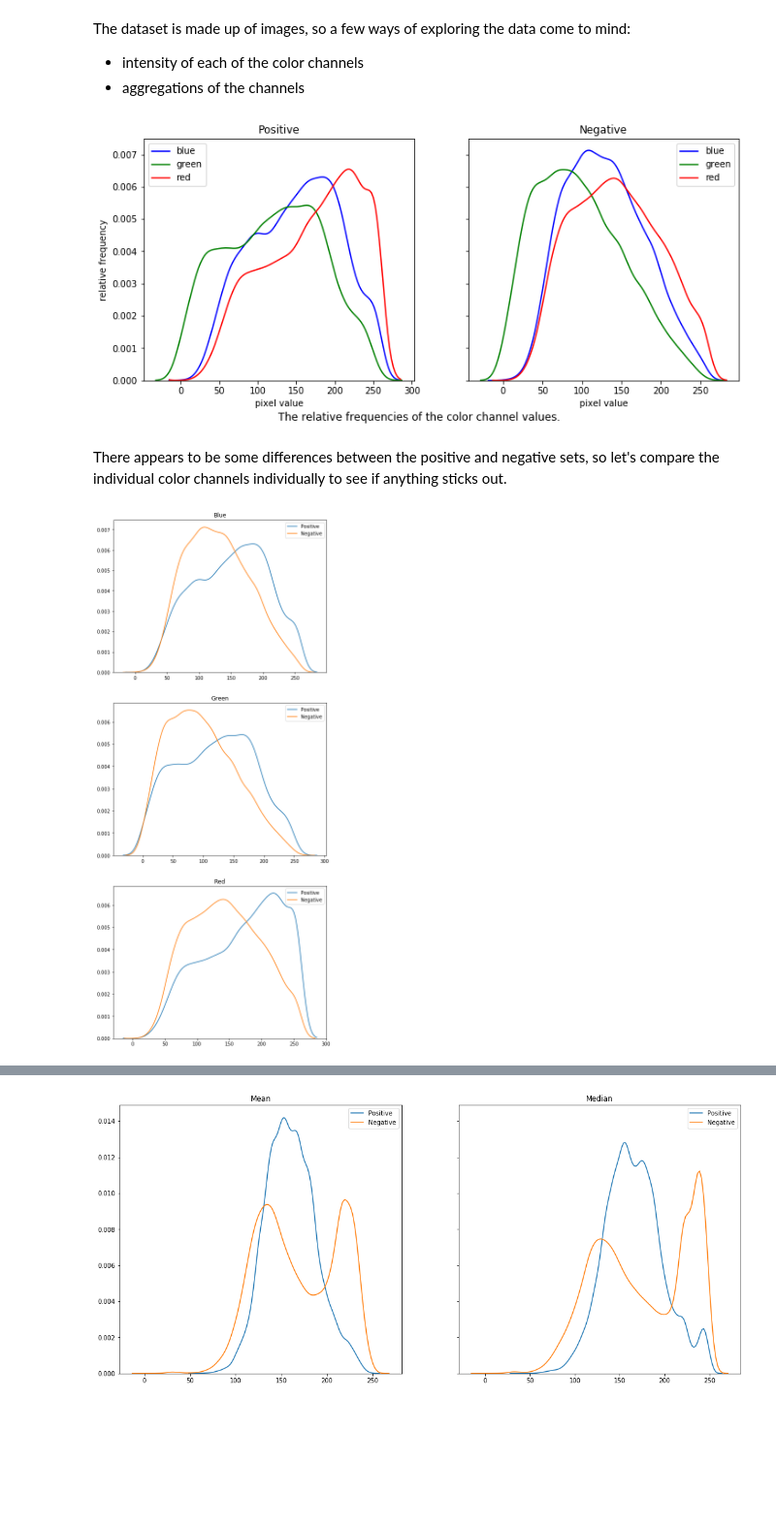
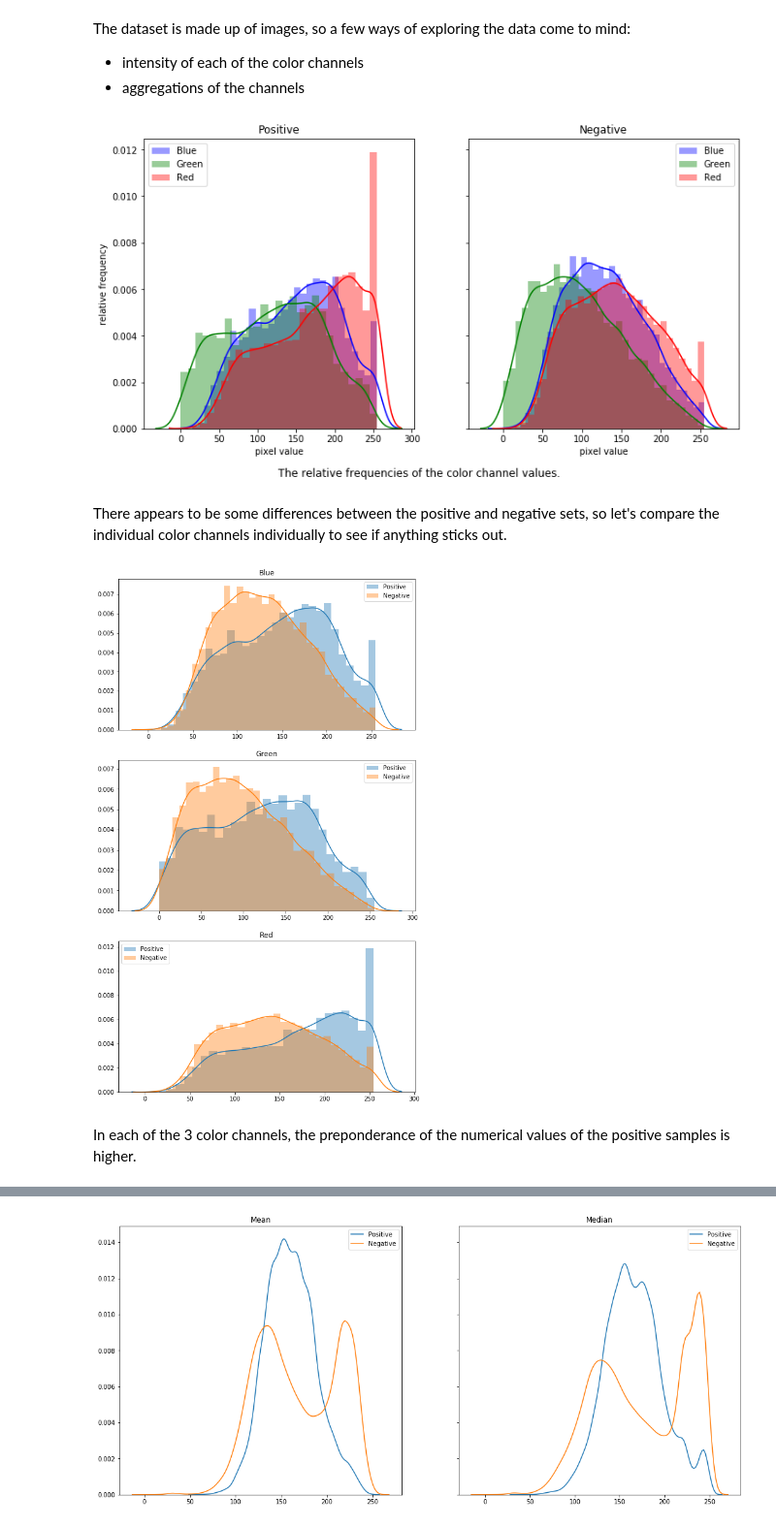
Before and after one commit to morganfry/springboard, a Jupyter notebook: Capstone Project 1/Spr_Cap1_MFRY_Data_Exploration.ipynb, the cells around one changed output, grey strips where cells are left out. Shown at 97% size. Drawn from its saved outputs; the diff is of its cells as text; code cells hidden in the pictures; blank space fills up the shorter version.

```diff
--- a/Capstone Project 1/Spr_Cap1_MFRY_Data_Exploration.ipynb
+++ b/Capstone Project 1/Spr_Cap1_MFRY_Data_Exploration.ipynb
@@ -86,32 +92,37 @@ for each in X_p:
 for each in X_n:
     bn,gn,rn=cv2.split(each)
 # %%
-fig,axs = plt.subplots(1,2,sharey=True,figsize=(12,5))
+fig,axs = plt.subplots(1,2,sharey=True,figsize=(12,6))
 
-sns.distplot(bp,hist=False,color='blue',label='blue',ax=axs[0]).set_title('Positive')
-sns.distplot(gp,hist=False,color='green',label='green',ax=axs[0]).set_xlabel('pixel value')
-sns.distplot(rp,hist=False,color='red',label='red',ax=axs[0]).set_ylabel('relative frequency')
-sns.distplot(bn,hist=False,color='blue',label='blue',ax=axs[1]).set_title('Negative')
-sns.distplot(gn,hist=False,color='green',label='green',ax=axs[1]).set_xlabel('pixel value')
-sns.distplot(rn,hist=False,color='red',label='red',ax=axs[1])
+sns.distplot(bp,color='blue',label='blue',ax=axs[0]).set_title('Positive')
+sns.distplot(gp,color='green',label='green',ax=axs[0]).set_xlabel('pixel value')
+sns.distplot(rp,color='red',label='red',ax=axs[0]).set_ylabel('relative frequency')
+sns.distplot(bn,color='blue',label='blue',ax=axs[1]).set_title('Negative')
+sns.distplot(gn,color='green',label='green',ax=axs[1]).set_xlabel('pixel value')
+sns.distplot(rn,color='red',label='red',ax=axs[1])
 
+axs[0].legend(labels=['Blue','Green','Red'])
+axs[1].legend(labels=['Blue','Green','Red'])
 plt.figtext(.3,0,'The relative frequencies of the color channel values.',fontsize='large')
 plt.show()
 # %% [output]
-[figure, old version]
+[figure, new version]
 # %% [markdown]
 There appears to be some differences between the positive and negative sets, so let's compare the individual color channels individually to see if anything sticks out.
 # %%
-fig,axs = plt.subplots(3,1,figsize=(8,20))
+fig,axs = plt.subplots(3,1,figsize=(9,16))
 
-sns.distplot(bp,hist=False,label='Positive',ax=axs[0]).set_title('Blue')
-sns.distplot(bn,hist=False,label='Negative',ax=axs[0])
-sns.distplot(gp,hist=False,label='Positive',ax=axs[1]).set_title('Green')
-sns.distplot(gn,hist=False,label='Negative',ax=axs[1])
-sns.distplot(rp,hist=False,label='Positive',ax=axs[2]).set_title('Red')
-sns.distplot(rn,hist=False,label='Negative',ax=axs[2])
-#sns.distplot(X_pg,hist=False,label='Positive',ax=axs[3]).set_title('Grayscale')
-#sns.distplot(X_ng,hist=False,label='Negative',ax=axs[3])
+sns.distplot(bp,label='Positive',ax=axs[0]).set_title('Blue')
+sns.distplot(bn,label='Negative',ax=axs[0])
+sns.distplot(gp,label='Positive',ax=axs[1]).set_title('Green')
+sns.distplot(gn,label='Negative',ax=axs[1])
+sns.distplot(rp,label='Positive',ax=axs[2]).set_title('Red')
+sns.distplot(rn,label='Negative',ax=axs[2])
+axs[0].legend(labels=['Positive','Negative'])
+axs[1].legend(labels=['Positive','Negative'])
+axs[2].legend(labels=['Positive','Negative'])
 plt.show()
 # %% [output]
-[figure, old version]
+[figure, new version]
+# %% [markdown]
+In each of the 3 color channels, the preponderance of the numerical values of the positive samples is higher.
```
Also changed, not shown: parts of 25 cells of this notebook.
